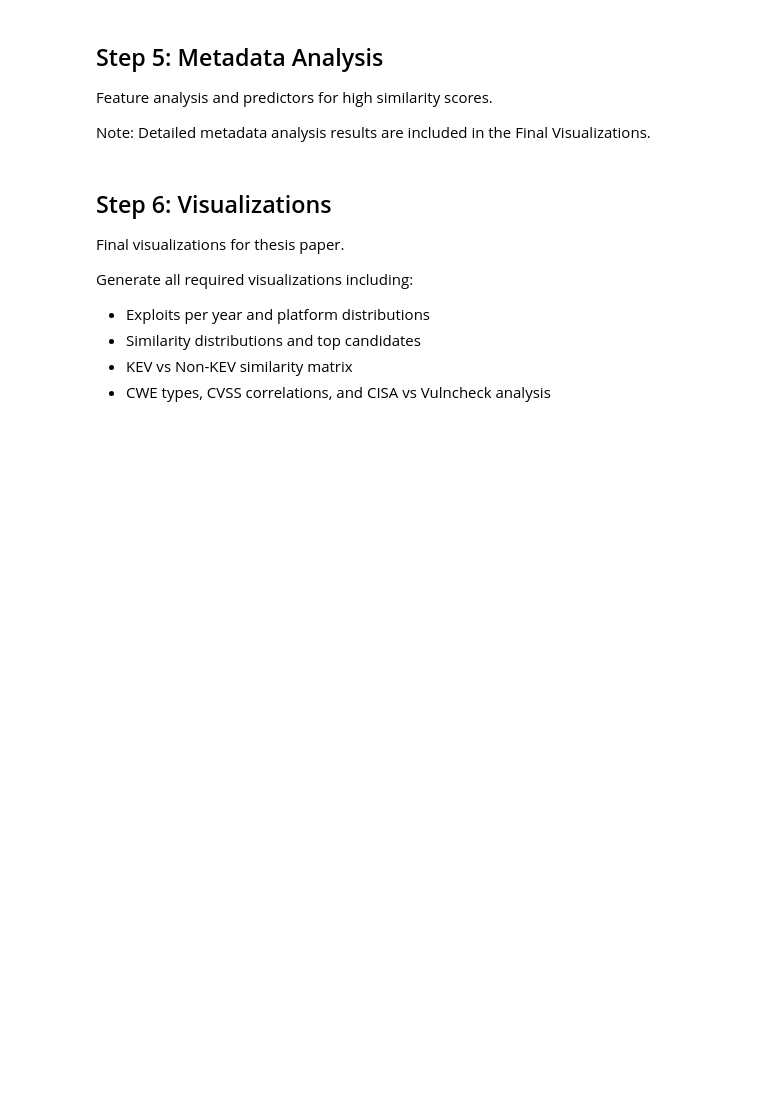
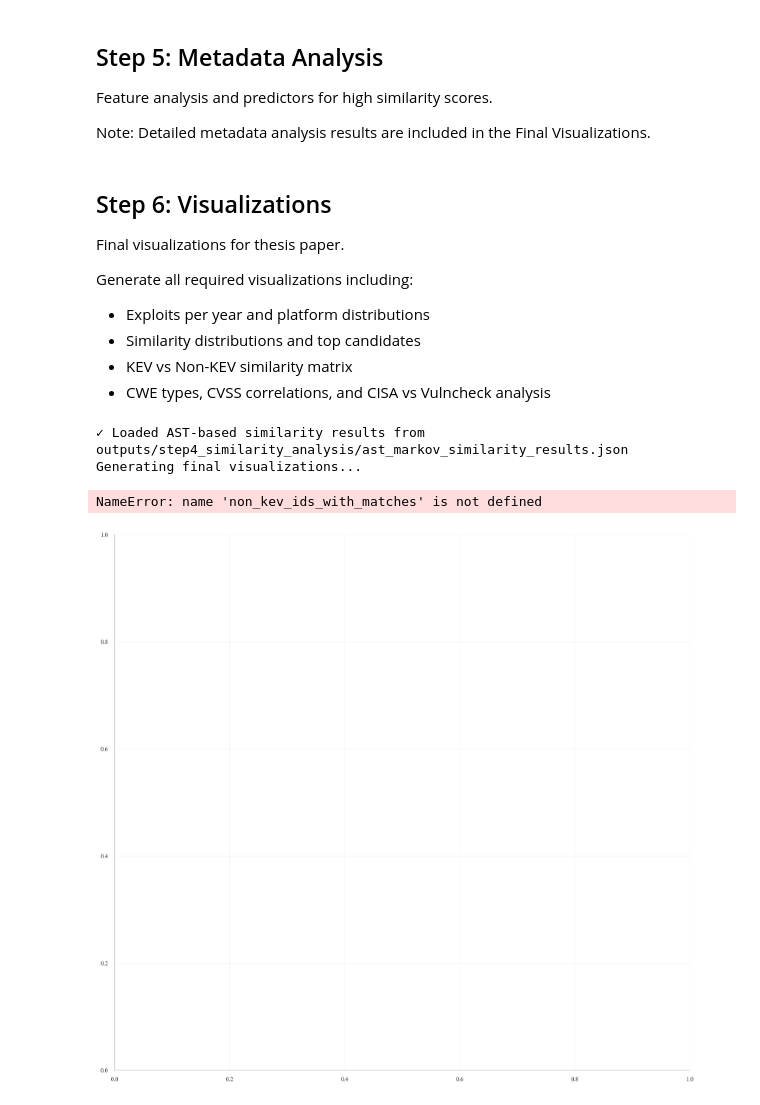
Before and after one commit to JaimeBlok/BEP-JaimeRam, a Jupyter notebook: exploit_analysis.ipynb, the cells around one changed output. Drawn from its saved outputs; the diff is of its cells as text; code cells hidden in the pictures; blank space fills up the shorter version.

```diff
--- a/exploit_analysis.ipynb
+++ b/exploit_analysis.ipynb
@@ -3098,6 +3135,11 @@ kev_ids_with_matches = sorted(set(p['kev_id'] for p in high_sim_pairs),
                               key=lambda x: len([p for p in high_sim_pairs if p['kev_id'] == x]),
                               reverse=True)
 
+# Also get non-KEV IDs with matches for heatmap visualization
+non_kev_ids_with_matches = sorted(set(p['non_kev_id'] for p in high_sim_pairs),
+                                   key=lambda x: len([p for p in high_sim_pairs if p['non_kev_id'] == x]),
+                                   reverse=True)
+
 # Build matrix table: First column = KEV CVE, then columns for each matching Non-KEV CVE
 matrix_data = []
 max_matches = 0
@@ -3238,30 +3280,35 @@ try:
 except:
     pass
 
 # 13. Exploits Found in KEV and Not Found in KEV by Year
 fig, ax = plt.subplots(figsize=(12, 6))
 found_kev_df['year'] = pd.to_datetime(found_kev_df['date_published'], errors='coerce').dt.year
 not_found_kev_df['year'] = pd.to_datetime(not_found_kev_df['date_published'], errors='coerce').dt.year
 
 found_years = found_kev_df['year'].value_counts().sort_index()
 not_found_years = not_found_kev_df['year'].value_counts().sort_index()
 
 all_years = sorted(set(list(found_years.index) + list(not_found_years.index)))
 x = np.arange(len(all_years))
 width = 0.35
 
 found_counts = [found_years.get(year, 0) for year in all_years]
 not_found_counts = [not_found_years.get(year, 0) for year in all_years]
 
 ax.bar(x - width/2, found_counts, width, label='Found in KEV', color='#000000', edgecolor='black', linewidth=0.8)
 ax.bar(x + width/2, not_found_counts, width, label='Not Found in KEV', color='#808080', edgecolor='black', linewidth=0.8)
 
 ax.set_xticks(x)
 ax.set_xticklabels([int(y) for y in all_years])
 apply_scientific_style(ax, 'Exploits Found in KEV vs Not Found in KEV by Year', 'Year', 'Count')
 ax.legend()
 plt.tight_layout()
 plt.savefig(os.path.join(output_dir, '13_kev_vs_non_kev_by_year.png'), dpi=300, bbox_inches='tight')
 plt.close()
 
 print(f"✓ All visualizations saved to {output_dir}/")
+# %% [output]
+✓ Loaded AST-based similarity results from outputs/step4_similarity_analysis/ast_markov_similarity_results.json
+Generating final visualizations...
+NameError: name 'non_kev_ids_with_matches' is not defined
+[figure, added]
```
Also changed, not shown: parts of 1 cell of this notebook.
